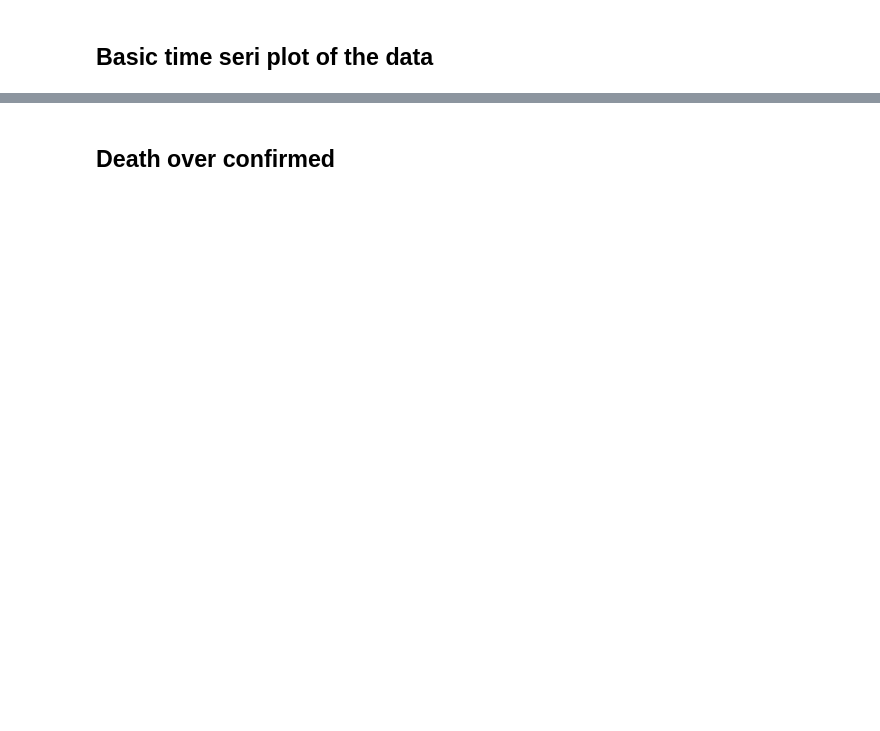
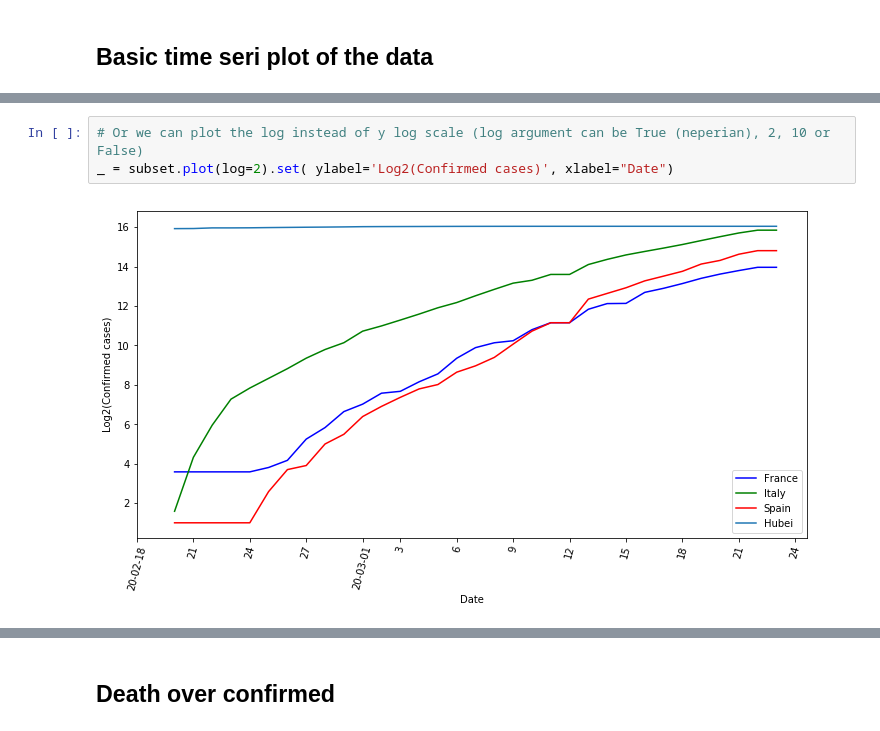
Before and after one commit to SylvainGuieu/corona, a Jupyter notebook: corona.ipynb, the cells around one changed output, grey strips where cells are left out. Drawn from its saved outputs; the diff is of its cells as text; blank space fills up the shorter version.

```diff
--- a/corona.ipynb
+++ b/corona.ipynb
@@ -109,0 +114,5 @@ plot_d_T(death, "Death - window of 3 days", window=3, step=1, start_date="2020-0
+# %%
+# Or we can plot the log instead of y log scale (log argument can be True (neperian), 2, 10 or False)
+_ = subset.plot(log=2).set( ylabel='Log2(Confirmed cases)', xlabel="Date")
+# %% [output]
+[figure, added]
```
Also changed, not shown: parts of 58 cells of this notebook, 12 other files.
